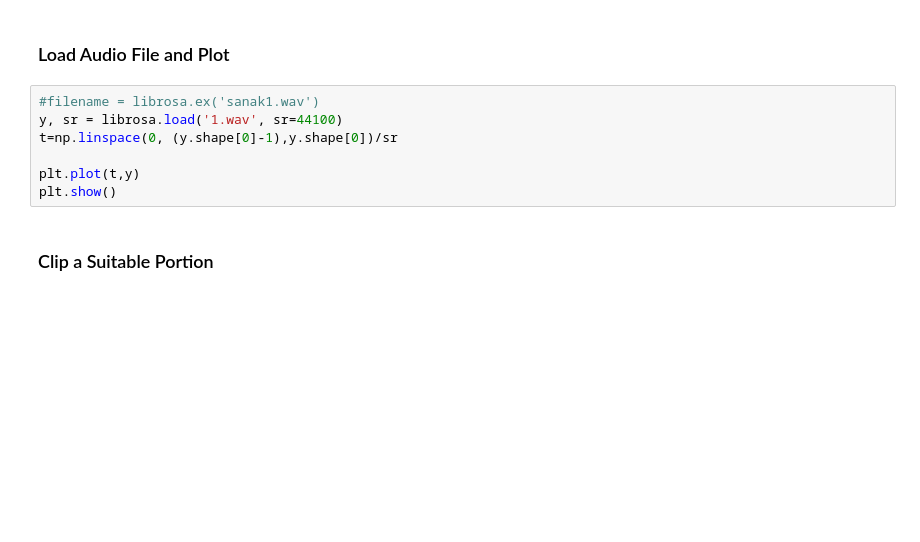
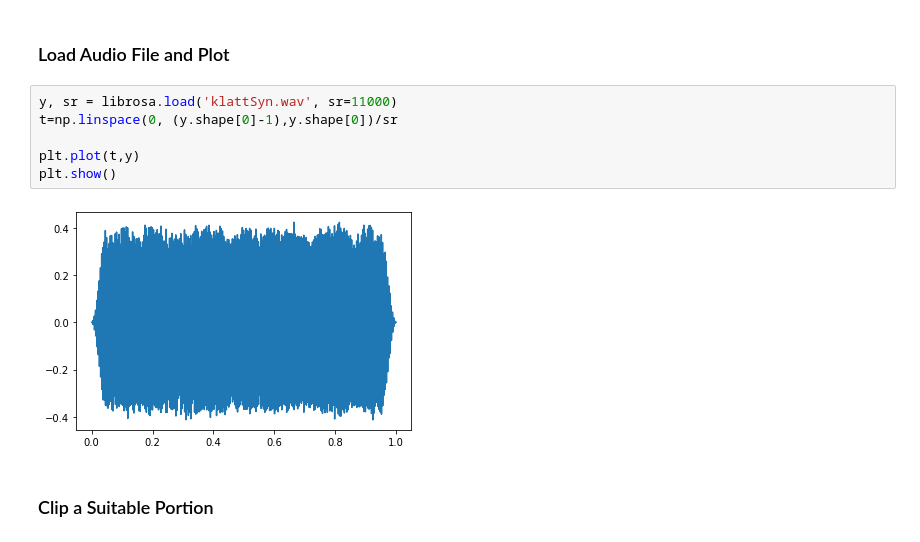
Before and after one commit to Saikat299792458/EE4000, a Jupyter notebook: SVD.ipynb, the cells around one changed output. Drawn from its saved outputs; the diff is of its cells as text; blank space fills up the shorter version.

```diff
--- a/SVD.ipynb
+++ b/SVD.ipynb
@@ -18,12 +19,13 @@ def X_to_TS(X_i):
 # %% [markdown]
 ### Load Audio File and Plot
 # %%
-#filename = librosa.ex('sanak1.wav')
-y, sr = librosa.load('1.wav', sr=44100)
+y, sr = librosa.load('klattSyn.wav', sr=11000)
 t=np.linspace(0, (y.shape[0]-1),y.shape[0])/sr
 
 plt.plot(t,y)
 plt.show()
+# %% [output]
+[figure, added]
 # %% [markdown]
 ### Clip a Suitable Portion
 # %%
```
Also changed, not shown: parts of 4 cells of this notebook, 4 other files.
